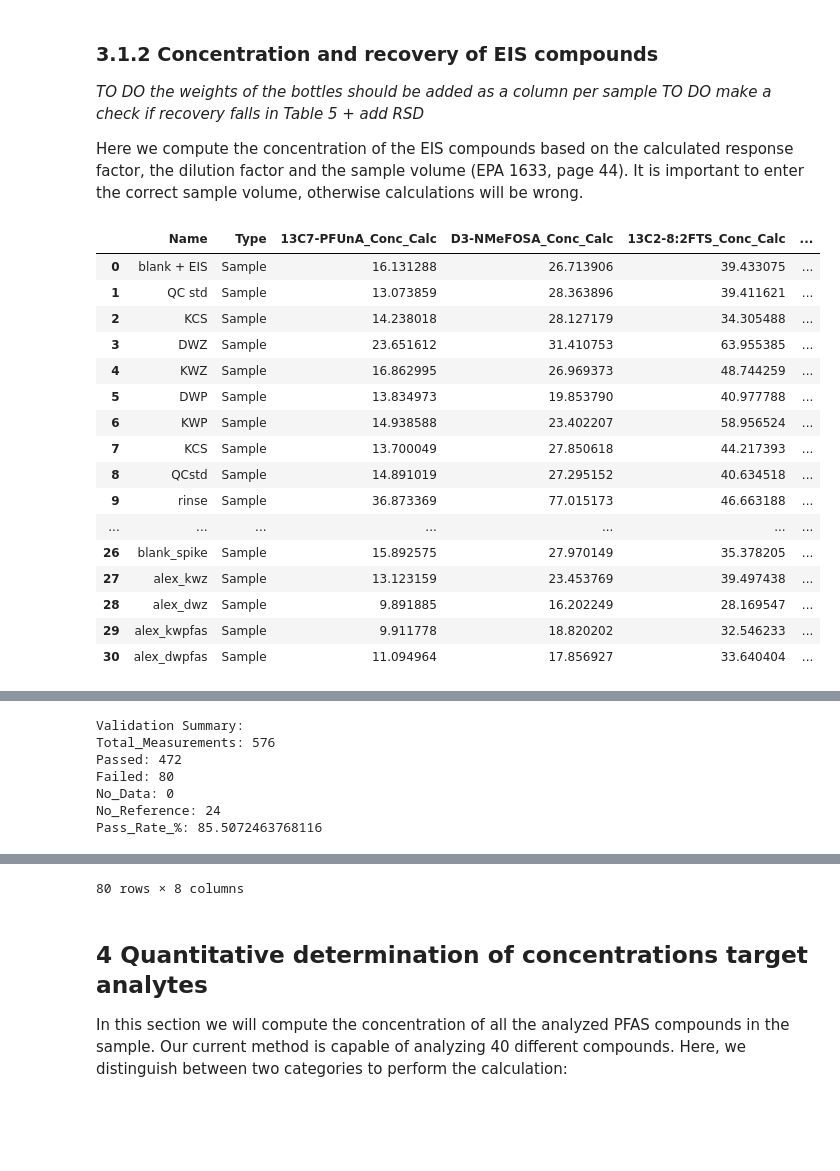
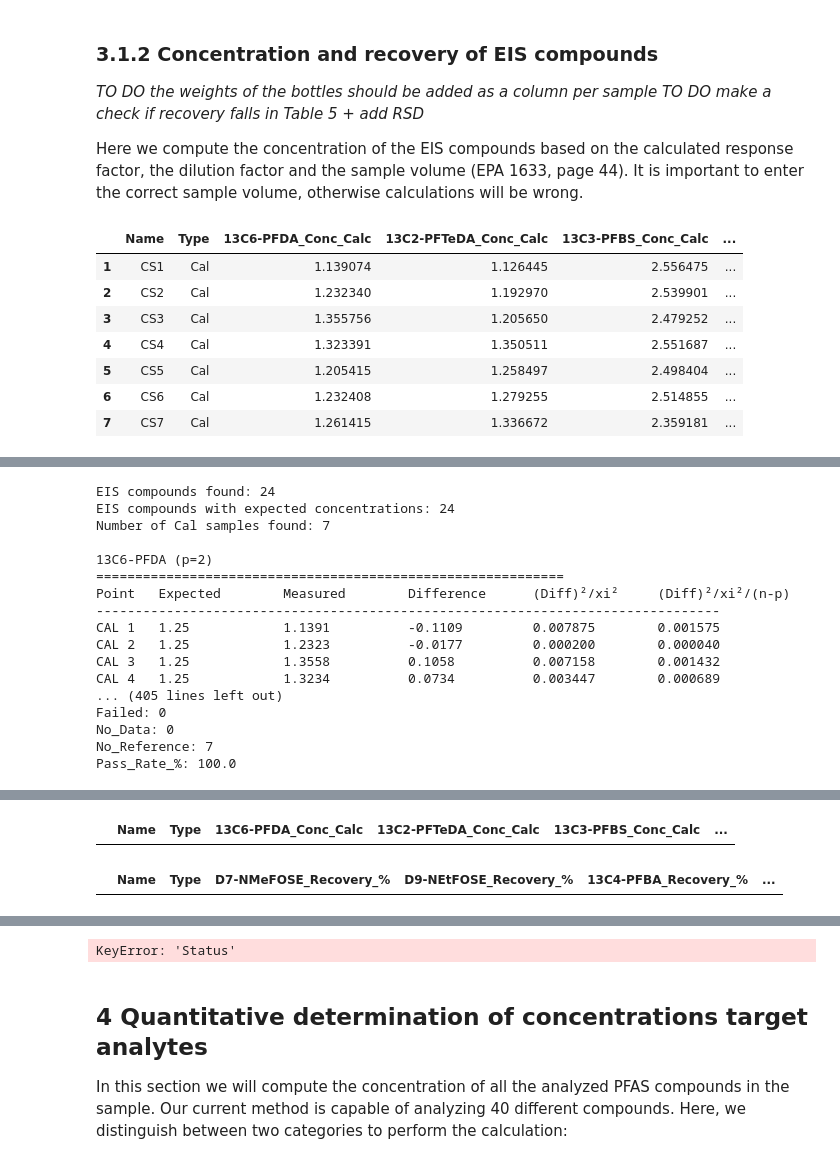
Before and after one commit to valeriederijk/UU_PFAS_lab, a Jupyter notebook: Quantitative_calc_PFAS_clean.ipynb, the cells around one changed output, grey strips where cells are left out. Cells and saved outputs as stored; diff of their text form; code cells hidden in the pictures; blank space fills up the shorter version.

```diff
--- a/Quantitative_calc_PFAS_clean.ipynb
+++ b/Quantitative_calc_PFAS_clean.ipynb
@@ -8,5 +8,5 @@ Date: 15/8/2025
 First we load in the raw data as a csv file (which is the file you directly get from MassHunter).
 # %%
 %run src/functions_quantitative.ipynb
-rawdata = load_and_label_pfas_csv("rawdata/rawdatatrial_allheaders.csv")
+rawdata = load_and_label_pfas_csv("rawdata/20250828_AllResults_v4.csv")
 # %% [output]
@@ -147,47 +195,65 @@ It is important to enter the correct sample volume, otherwise calculations will
 # %%
 # computation of EIS concentration and recovery rate
 from solutions import NIS_stock, EIS_stock
 from allowed_recoveries import EIS_NIS_compound_recovery_aqueous
 DF_sample = 1 #dilution factor
 mass_bottle_filled = 499.8 #grams
 mass_bottle_empty = 53.68 #grams
 Ws = (mass_bottle_filled - mass_bottle_empty)/1000 #L
+Ws_cal = 0.25#ml
+
 
 dilution_NIS_stock = 2 #1:1 dilution
+dilution_NIS_stock_cal = 40 #dilution cal
+dilution_EIS_stock_cal = 40 #dilution cal
+spiked_amount_cal = 0.05 #ml
+Df_cal = 1 #dilution factor
 spiked_amount = 0.05 #ml
 
 dilution_EIS_stock = 2
 spiked_amount_EIS =0.05 #ml
 
+#calibration line
+conc_EIS_cal = calculate_conc_EIS_cal(rawdata, eis_RFS, dilution_NIS_stock_cal, Ws_cal,
+                          EIS_NIS_analogs, Df_cal, NIS_stock, spiked_amount_cal)
+
+calculated_recoveries_EIS_cal = calculate_recoveries_EIS(conc_EIS_cal, EIS_stock, dilution_EIS_stock_cal, spiked_amount_cal, Ws_cal)
+
+rse_results_Cal_EIS = calculate_eis_rse_modified(conc_EIS_cal, expected_concs_EIS, p=2)
+validation_results_cal= validate_recoveries(calculated_recoveries_EIS_cal, EIS_NIS_compound_recovery_aqueous)
+summary_cal = summarize_validation_results(validation_results_cal)
+print("Validation Summary:")
+for key, value in summary_cal['Overall'].items():
+    print(f"{key}: {value}")
+
+failed_recoveries_cal = get_failed_recoveries(validation_results_cal)
+
+
+
 calculated_cons_EIS = calculate_conc_EIS(rawdata, eis_RFS, dilution_NIS_stock, Ws,EIS_NIS_analogs, DF_sample, NIS_stock, spiked_amount)
 
 calculated_recoveries_EIS = calculate_recoveries_EIS(calculated_cons_EIS, EIS_stock, dilution_EIS_stock, spiked_amount_EIS, Ws)
+
+
+conc_EIS_cal = calculate_conc_EIS_cal(rawdata, eis_RFS, dilution_NIS_stock_cal, Ws_cal,
+                          EIS_NIS_analogs, Df_cal, NIS_stock, spiked_amount_cal)
 # Run the validation
 validation_results = validate_recoveries(calculated_recoveries_EIS, EIS_NIS_compound_recovery_aqueous)
 
 # Get summary
 summary = summarize_validation_results(validation_results)
 print("Validation Summary:")
 for key, value in summary['Overall'].items():
     print(f"{key}: {value}")
 
 failed_recoveries = get_failed_recoveries(validation_results)
 # %% [output]
-|  | Name | Type | 13C7-PFUnA_Conc_Calc | D3-NMeFOSA_Conc_Calc | 13C2-8:2FTS_Conc_Calc | ... |
-| 0 | blank + EIS | Sample | 16.131288 | 26.713906 | 39.433075 | ... |
-| 1 | QC std | Sample | 13.073859 | 28.363896 | 39.411621 | ... |
-| 2 | KCS | Sample | 14.238018 | 28.127179 | 34.305488 | ... |
-| 3 | DWZ | Sample | 23.651612 | 31.410753 | 63.955385 | ... |
-| 4 | KWZ | Sample | 16.862995 | 26.969373 | 48.744259 | ... |
-| 5 | DWP | Sample | 13.834973 | 19.853790 | 40.977788 | ... |
-| 6 | KWP | Sample | 14.938588 | 23.402207 | 58.956524 | ... |
-| 7 | KCS | Sample | 13.700049 | 27.850618 | 44.217393 | ... |
-| 8 | QCstd | Sample | 14.891019 | 27.295152 | 40.634518 | ... |
-| 9 | rinse | Sample | 36.873369 | 77.015173 | 46.663188 | ... |
-| ... | ... | ... | ... | ... | ... | ... |
-| 26 | blank_spike | Sample | 15.892575 | 27.970149 | 35.378205 | ... |
-| 27 | alex_kwz | Sample | 13.123159 | 23.453769 | 39.497438 | ... |
-| 28 | alex_dwz | Sample | 9.891885 | 16.202249 | 28.169547 | ... |
-| 29 | alex_kwpfas | Sample | 9.911778 | 18.820202 | 32.546233 | ... |
-| 30 | alex_dwpfas | Sample | 11.094964 | 17.856927 | 33.640404 | ... |
+|  | Name | Type | 13C6-PFDA_Conc_Calc | 13C2-PFTeDA_Conc_Calc | 13C3-PFBS_Conc_Calc | ... |
+| 1 | CS1 | Cal | 1.139074 | 1.126445 | 2.556475 | ... |
+| 2 | CS2 | Cal | 1.232340 | 1.192970 | 2.539901 | ... |
+| 3 | CS3 | Cal | 1.355756 | 1.205650 | 2.479252 | ... |
+| 4 | CS4 | Cal | 1.323391 | 1.350511 | 2.551687 | ... |
+| 5 | CS5 | Cal | 1.205415 | 1.258497 | 2.498404 | ... |
+| 6 | CS6 | Cal | 1.232408 | 1.279255 | 2.514855 | ... |
+| 7 | CS7 | Cal | 1.261415 | 1.336672 | 2.359181 | ... |
 |  | Name | Type | D7-NMeFOSE_Recovery_% | D9-NEtFOSE_Recovery_% | 13C4-PFBA_Recovery_% | ... |
@@ -210,8 +267,18 @@ failed_recoveries = get_failed_recoveries(validation_results)
-Validation Summary:
-Total_Measurements: 576
-Passed: 472
-Failed: 80
+EIS compounds found: 24
+EIS compounds with expected concentrations: 24
+Number of Cal samples found: 7
+
+13C6-PFDA (p=2)
+============================================================
+Point   Expected        Measured        Difference      (Diff)²/xi²     (Diff)²/xi²/(n-p)
+--------------------------------------------------------------------------------
+CAL 1   1.25            1.1391          -0.1109         0.007875        0.001575
+CAL 2   1.25            1.2323          -0.0177         0.000200        0.000040
+CAL 3   1.25            1.3558          0.1058          0.007158        0.001432
+CAL 4   1.25            1.3234          0.0734          0.003447        0.000689
+... (405 lines left out)
+Failed: 0
 No_Data: 0
-No_Reference: 24
-Pass_Rate_%: 85.5072463768116
+No_Reference: 7
+Pass_Rate_%: 100.0
 |  | Sample_Name | Sample_Type | Compound | Calculated_Recovery_% | Expected_Lower_% | Expected_Upper_% | Status | ... |
@@ -228,0 +285,2 @@ Pass_Rate_%: 85.5072463768116
+|  | Name | Type | 13C6-PFDA_Conc_Calc | 13C2-PFTeDA_Conc_Calc | 13C3-PFBS_Conc_Calc | ... |
+|  | Name | Type | D7-NMeFOSE_Recovery_% | D9-NEtFOSE_Recovery_% | 13C4-PFBA_Recovery_% | ... |
@@ -229,4 +295,4 @@ Pass_Rate_%: 85.5072463768116
-80 rows × 8 columns
+KeyError: 'Status'
 # %% [markdown]
 ## 4 Quantitative determination of concentrations target analytes
 In this section we will compute the concentration of all the analyzed PFAS compounds in the sample. Our current method is capable of analyzing 40 different compounds. Here, we distinguish between two categories to perform the calculation:
```
Also changed, not shown: parts of 8 cells of this notebook, 5 other files.
